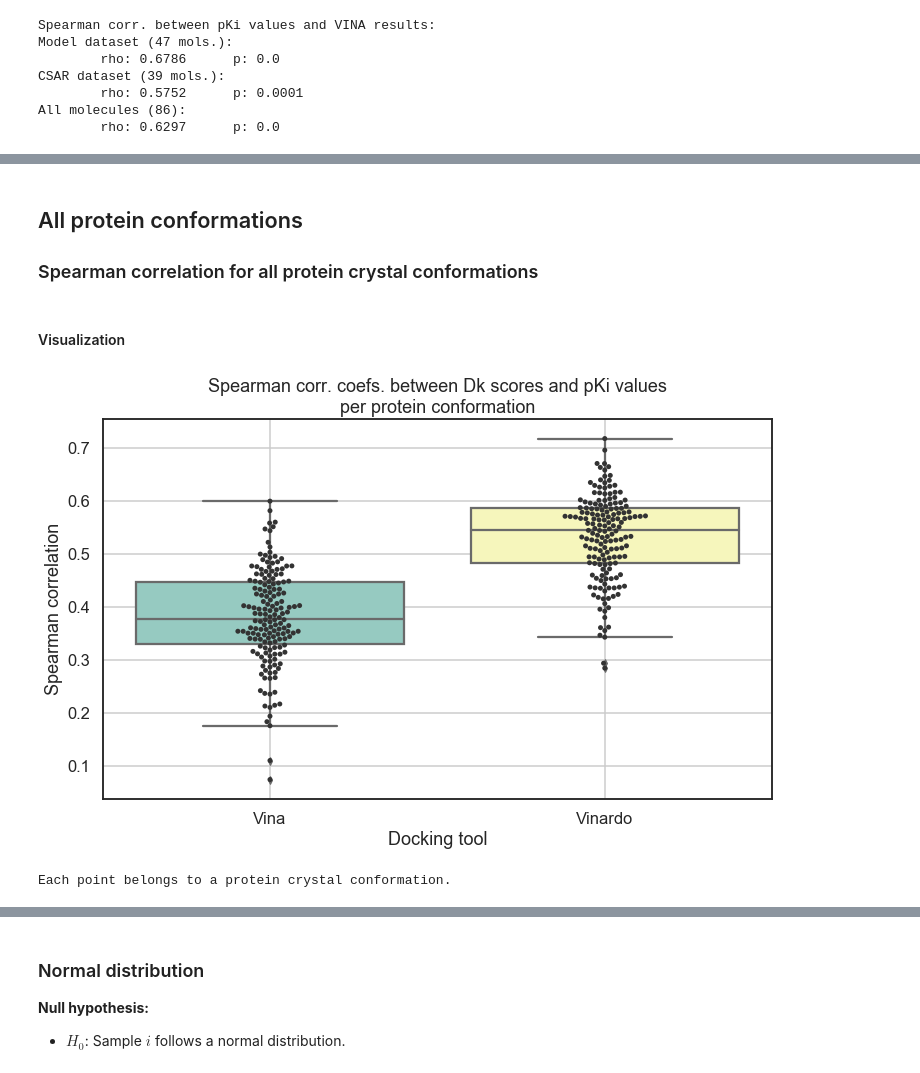
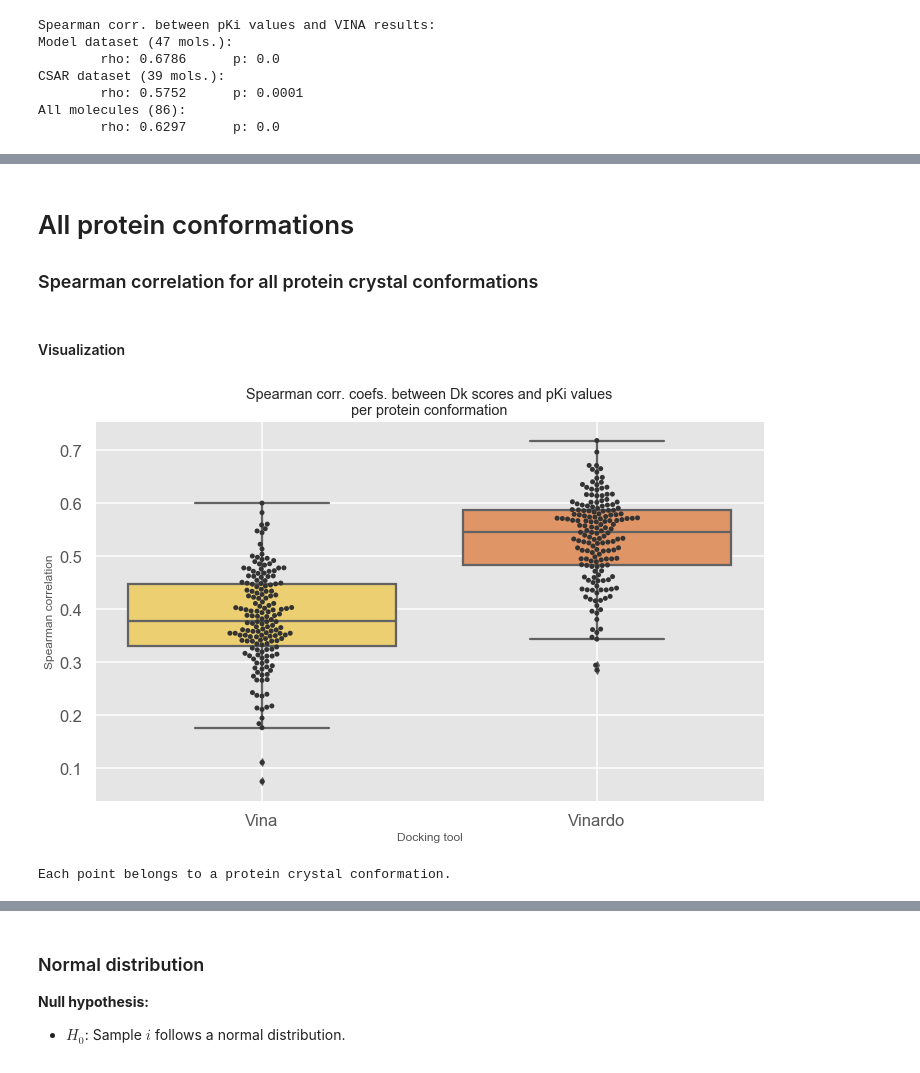
Before and after one commit to jRicciL/ERK2_notebooks, a Jupyter notebook: X_Reviewing_Fourches_work/Docking_results_against_pKi_values.ipynb, the cells around one changed output, grey strips where cells are left out. Saved outputs shown, nothing was run; the diff lists cells and outputs as text; code cells hidden in the pictures.

```diff
--- a/X_Reviewing_Fourches_work/Docking_results_against_pKi_values.ipynb
+++ b/X_Reviewing_Fourches_work/Docking_results_against_pKi_values.ipynb
@@ -146,5 +160,5 @@ ggplot(melted_df, aes(x='dataset', y='value', fill='dataset')) +
 # %% [markdown]
-## All protein conformations
+# All protein conformations
 
 ### Spearman correlation for all protein crystal conformations
 # %%
@@ -161,17 +175,18 @@ vina_spear_corr = vina_dk_results.apply(calc_spear_cor, axis=0)
 import matplotlib.pyplot as plt
 import seaborn as sns
 sns.set(context='talk', style='white', palette='Set3')
+plt.style.use('ggplot')
 # %%
 df_ = pd.DataFrame([vina_spear_corr, vinardo_spear_corr], index=['Vina', 'Vinardo']).T
 df_melted = df_.melt(var_name='Docking tool', value_name='Spearman correlation')
 
 figure, ax = plt.subplots(figsize=(12, 7))
-ax = sns.boxplot(y='Spearman correlation', x='Docking tool', data=df_melted)
+ax = sns.boxplot(y='Spearman correlation', x='Docking tool', data=df_melted, palette=("#FFDA5D", "#F39152"))
 ax = sns.swarmplot(y='Spearman correlation', x='Docking tool', data=df_melted, color='.2')
 ax.set_title('Spearman corr. coefs. between Dk scores and pKi values\nper protein conformation')
-plt.grid()
+plt.grid(color='white')
 plt.show()
 print('Each point belongs to a protein crystal conformation.')
 # %% [output]
-[figure, old version]
+[figure, new version]
 Each point belongs to a protein crystal conformation.
```
Also changed, not shown: parts of 22 cells of this notebook.
